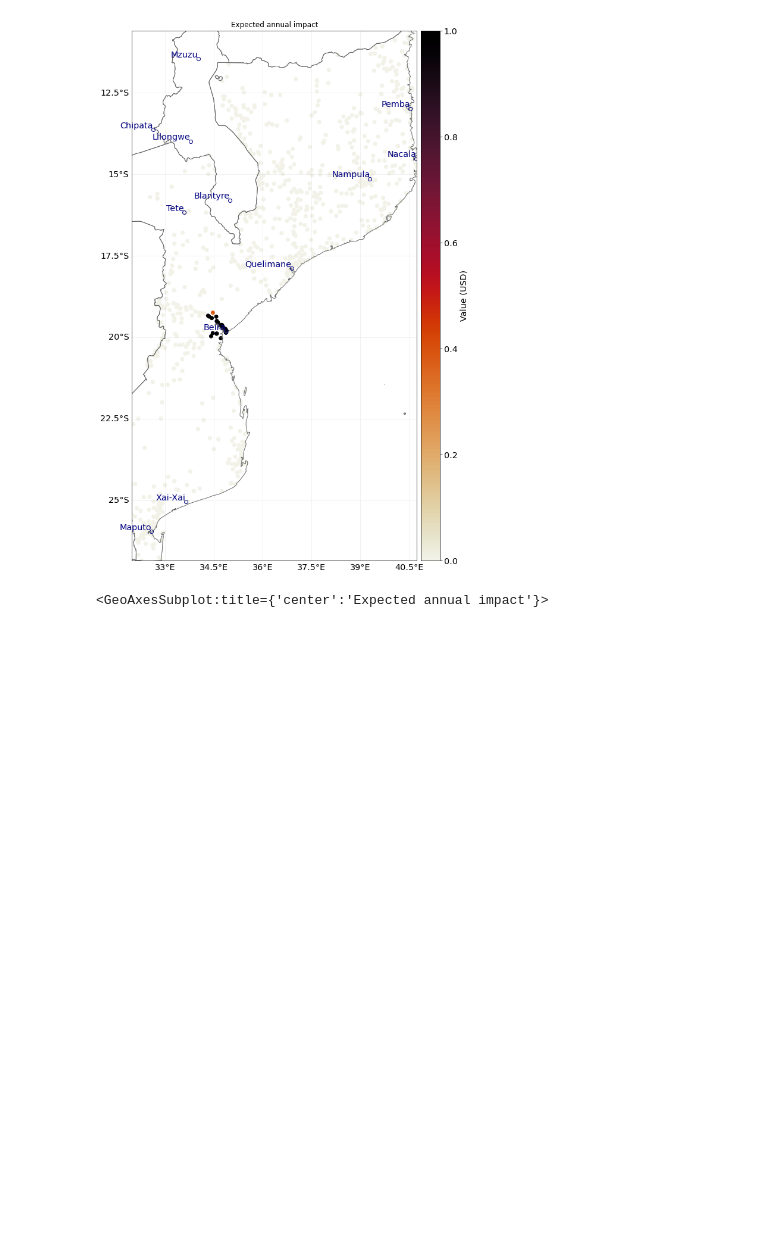
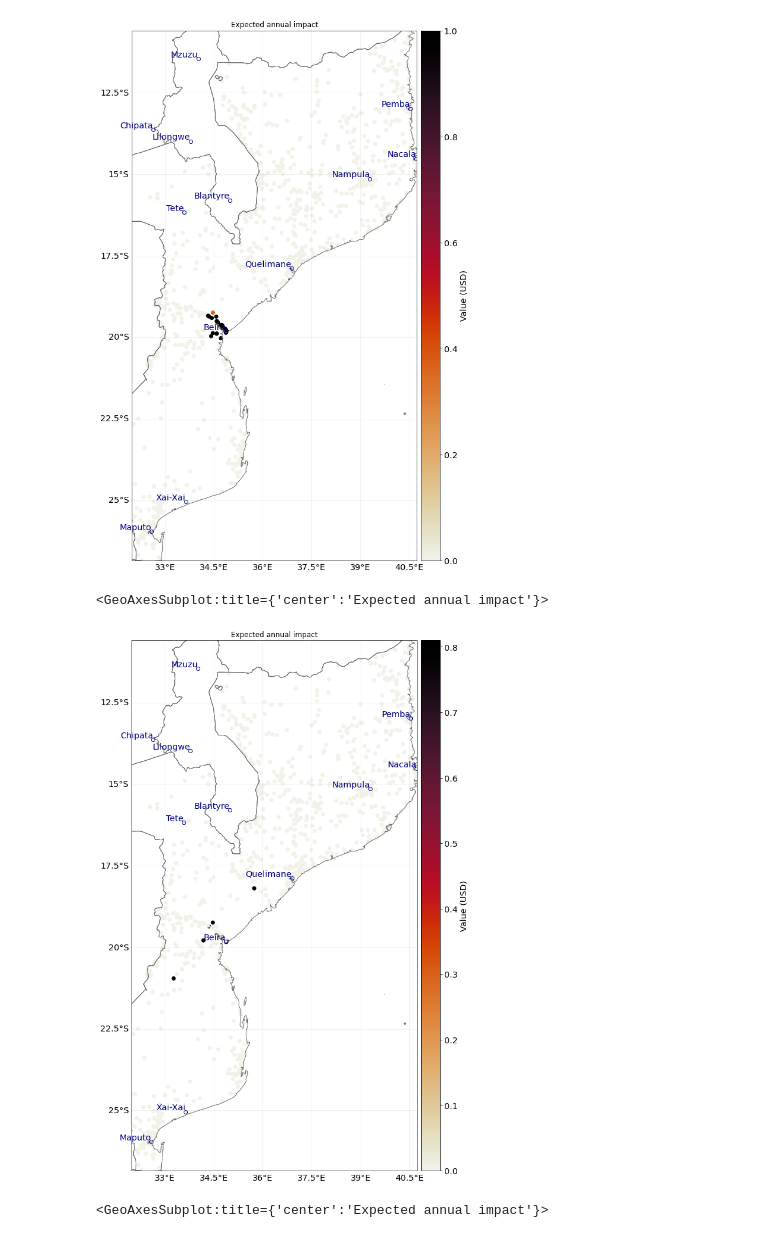
Before and after one commit to Evelyn-M/mozambique_healthcare, a Jupyter notebook: direct_impacts.ipynb, the cells around one changed output. Cells and saved outputs as stored; diff of their text form; code cells hidden in the pictures; blank space fills up the shorter version.

```diff
--- a/direct_impacts.ipynb
+++ b/direct_impacts.ipynb
@@ -597,6 +750,11 @@ imp_tc_health.plot_scatter_eai_exposure()
 # %% [output]
 <GeoAxesSubplot:title={'center':'Expected annual impact'}>
 [figure]
+# %%
+imp_fl_health.plot_scatter_eai_exposure()
+# %% [output]
+<GeoAxesSubplot:title={'center':'Expected annual impact'}>
+[figure, added]
 # %%
 imp_tc_educ.plot_scatter_eai_exposure()
 # %% [output]
```
Also changed, not shown: parts of 45 cells of this notebook, 1 other file.
